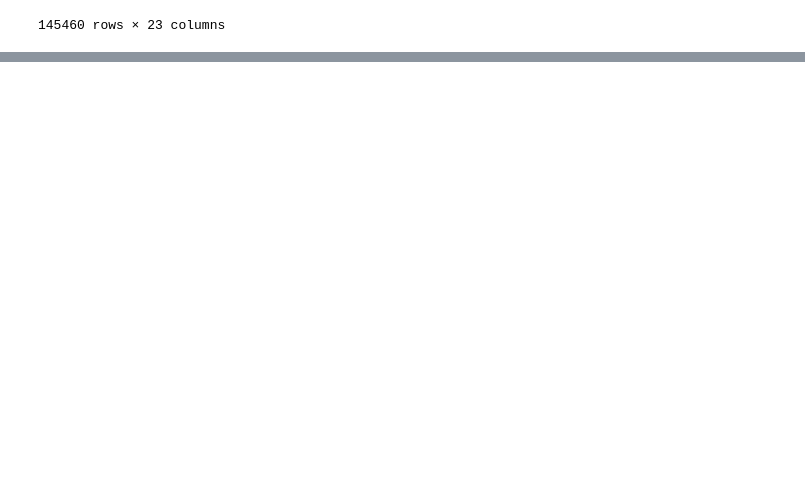
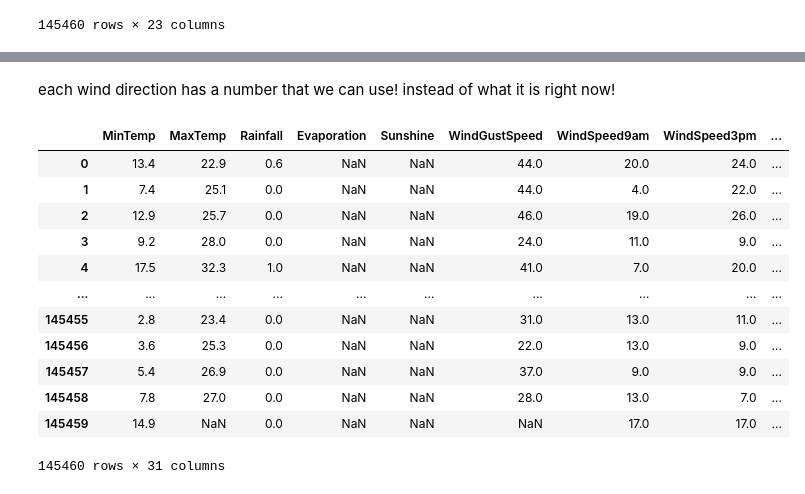
Before and after one commit to ErfanMasoudiBA/GenAI-Vision-Bootcamp, a Jupyter notebook: 02_supervised_machine_learning/یادگیری ماشین نظارت شده/پروژه/notebooks/practice02.ipynb, the cells around one changed output, grey strips where cells are left out. Drawn from its saved outputs; the diff is of its cells as text; code cells hidden in the pictures; blank space fills up the shorter version.

```diff
--- a/02_supervised_machine_learning/یادگیری ماشین نظارت شده/پروژه/notebooks/practice02.ipynb
+++ b/02_supervised_machine_learning/یادگیری ماشین نظارت شده/پروژه/notebooks/practice02.ipynb
@@ -21,0 +244,31 @@ display(df)
+# %% [markdown]
+each wind direction has a number that we can use! instead of what it is right now!
+# %%
+direction_map = {
+    'N': 0, 'NNE': 22.5, 'NE': 45, 'ENE': 67.5,
+    'E': 90, 'ESE': 112.5, 'SE': 135, 'SSE': 157.5,
+    'S': 180, 'SSW': 202.5, 'SW': 225, 'WSW': 247.5,
+    'W': 270, 'WNW': 292.5, 'NW': 315, 'NNW': 337.5
+}
+
+for col in ['WindGustDir', 'WindDir9am', 'WindDir3pm']:
+    df[col + '_deg'] = df[col].map(direction_map)
+    df[col + '_sin'] = np.sin(np.radians(df[col + '_deg']))
+    df[col + '_cos'] = np.cos(np.radians(df[col + '_deg']))
+    df.drop([col, col + '_deg'], axis=1, inplace=True)
+
+df
+# %% [output]
+|  | MinTemp | MaxTemp | Rainfall | Evaporation | Sunshine | WindGustSpeed | WindSpeed9am | WindSpeed3pm | ... |
+| 0 | 13.4 | 22.9 | 0.6 | NaN | NaN | 44.0 | 20.0 | 24.0 | ... |
+| 1 | 7.4 | 25.1 | 0.0 | NaN | NaN | 44.0 | 4.0 | 22.0 | ... |
+| 2 | 12.9 | 25.7 | 0.0 | NaN | NaN | 46.0 | 19.0 | 26.0 | ... |
+| 3 | 9.2 | 28.0 | 0.0 | NaN | NaN | 24.0 | 11.0 | 9.0 | ... |
+| 4 | 17.5 | 32.3 | 1.0 | NaN | NaN | 41.0 | 7.0 | 20.0 | ... |
+| ... | ... | ... | ... | ... | ... | ... | ... | ... | ... |
+| 145455 | 2.8 | 23.4 | 0.0 | NaN | NaN | 31.0 | 13.0 | 11.0 | ... |
+| 145456 | 3.6 | 25.3 | 0.0 | NaN | NaN | 22.0 | 13.0 | 9.0 | ... |
+| 145457 | 5.4 | 26.9 | 0.0 | NaN | NaN | 37.0 | 9.0 | 9.0 | ... |
+| 145458 | 7.8 | 27.0 | 0.0 | NaN | NaN | 28.0 | 13.0 | 7.0 | ... |
+| 145459 | 14.9 | NaN | 0.0 | NaN | NaN | NaN | 17.0 | 17.0 | ... |
+145460 rows × 31 columns
```
Also changed, not shown: parts of 29 cells of this notebook, 49 other files.
